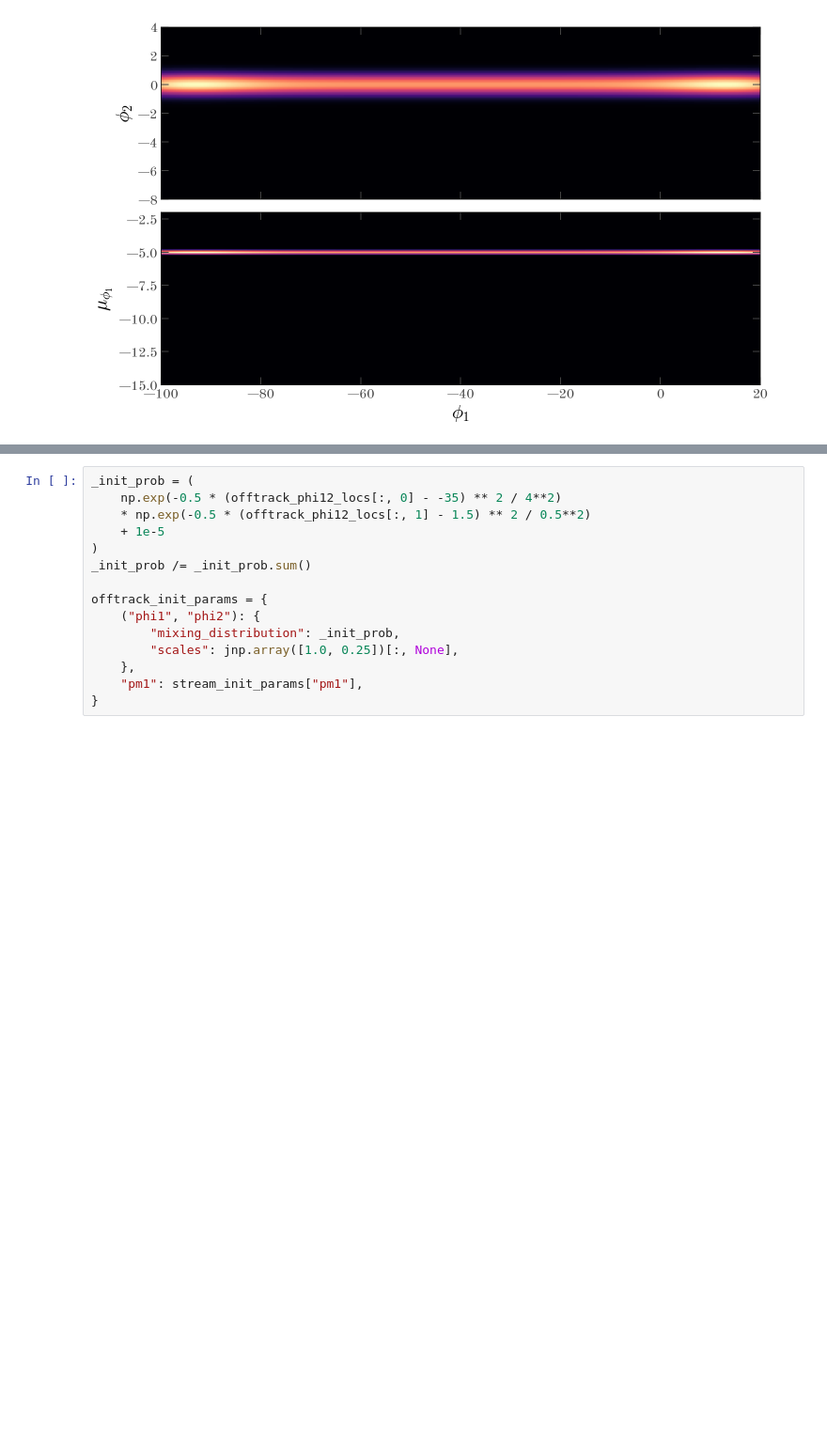
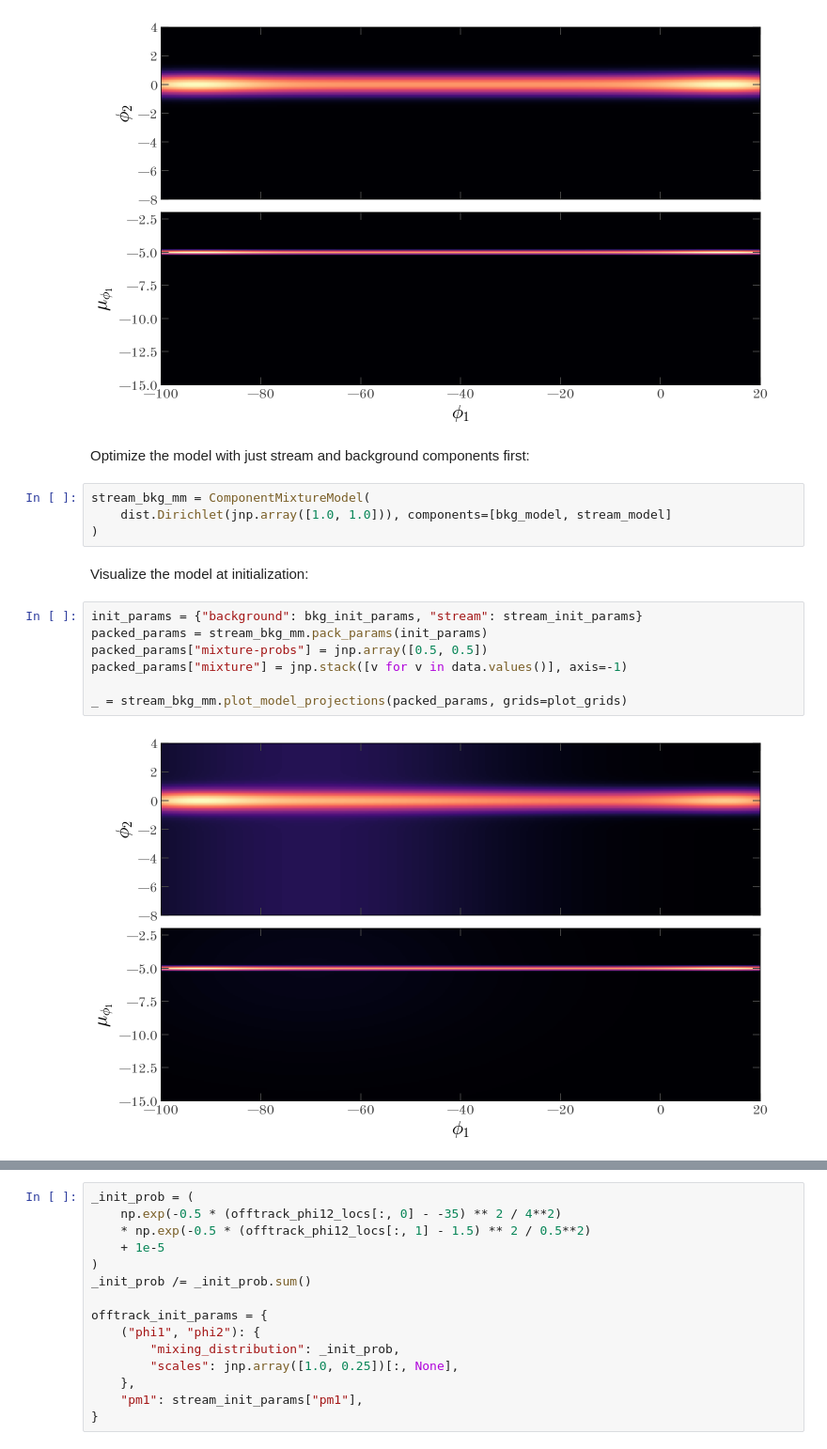
Before and after one commit to stellarstreams/stream-membership, a Jupyter notebook: notebooks/Tutorial-stream-offtrack-background.ipynb, the cells around one changed output, grey strips where cells are left out. Shown at 94% size. Drawn from its saved outputs; the diff is of its cells as text; blank space fills up the shorter version.

```diff
--- a/notebooks/Tutorial-stream-offtrack-background.ipynb
+++ b/notebooks/Tutorial-stream-offtrack-background.ipynb
@@ -267,3 +264,20 @@ Evaluate the stream model at the initial parameters:
 _ = stream_model.plot_model_projections(stream_init_params, grids=plot_grids)
 # %% [output]
 [figure]
+# %% [markdown]
+Optimize the model with just stream and background components first:
+# %%
+stream_bkg_mm = ComponentMixtureModel(
+    dist.Dirichlet(jnp.array([1.0, 1.0])), components=[bkg_model, stream_model]
+)
+# %% [markdown]
+Visualize the model at initialization:
+# %%
+init_params = {"background": bkg_init_params, "stream": stream_init_params}
+packed_params = stream_bkg_mm.pack_params(init_params)
+packed_params["mixture-probs"] = jnp.array([0.5, 0.5])
+packed_params["mixture"] = jnp.stack([v for v in data.values()], axis=-1)
+
+_ = stream_bkg_mm.plot_model_projections(packed_params, grids=plot_grids)
+# %% [output]
+[figure, added]
```
Also changed, not shown: parts of 36 cells of this notebook, 1 other file.
